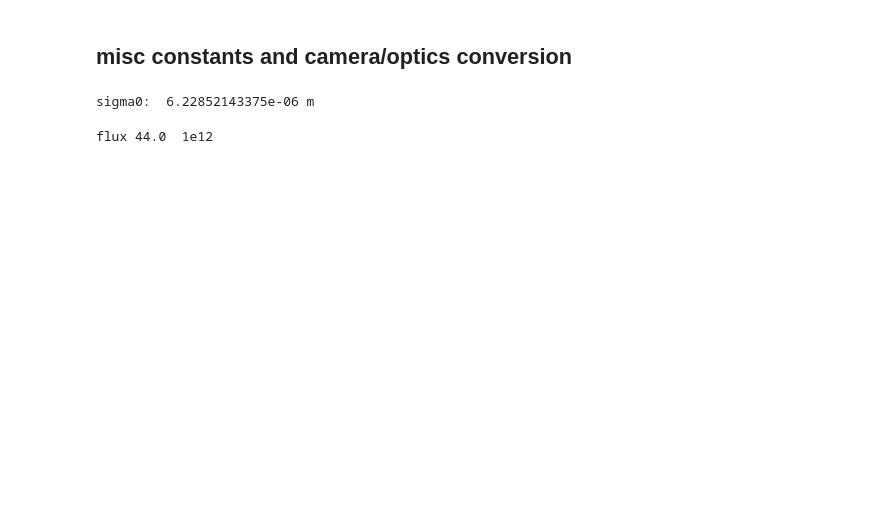
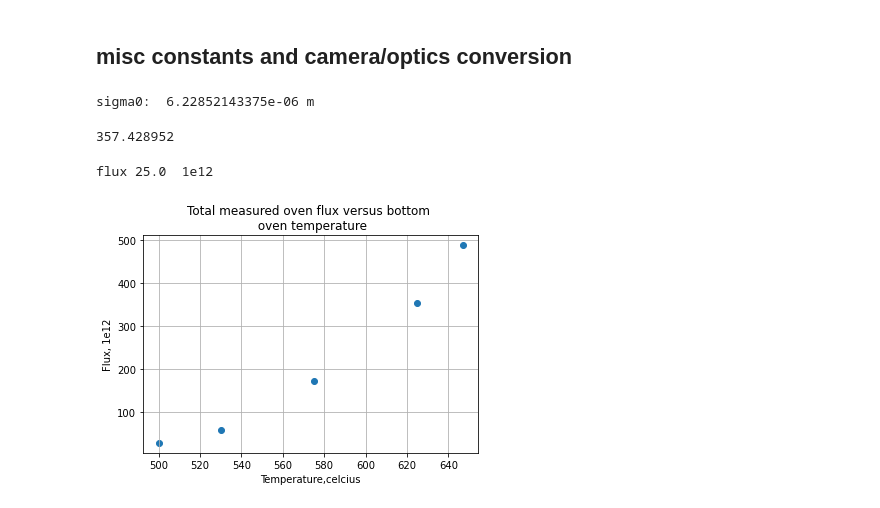
Before and after one commit to BillyTheKidPhysicist/pythonNotebooksAndTools, a Jupyter notebook: ovenFluxMeasure.ipynb, the cells around one changed output. Cells and saved outputs as stored; diff of their text form; code cells hidden in the pictures; blank space fills up the shorter version.

```diff
--- a/ovenFluxMeasure.ipynb
+++ b/ovenFluxMeasure.ipynb
@@ -212,16 +223,28 @@ scattering=spectralProfile.max()*countsToScattering
 term1=I0*sigma0*peakSpectralNorm*overlapIntegral/(h*freqTransition)
 peakDensity=scattering/term1 #units of atoms/m^3
 #run 18
+scattering/1e6 #365.705208
+# %% [output]
+357.428952
 # %%
 #get the total flux, Need to integrate the velocity probability distribution weighted by the velocity and the density over the are in question.
 #since the density is assumed to be constant over the area of interest, that can come out of the integral
 
-savedResults={'run18':37e12}
 
-vMean=np.sqrt(np.pi*kb*TAtoms/(2*m))
 atomBeamArea=np.pi*(atomicBeamRadius**2)
 areaDensity=atomBeamArea*peakDensity
 flux=areaDensity*peakVelocity
 print('flux',np.round(flux/1e12),' 1e12')
 # %% [output]
-flux 44.0  1e12
+flux 25.0  1e12
+# %%
+T=np.asarray([500,530.0,575,625,647])
+Flux=np.asarray([27.5,57,172,354,488])
+plt.scatter(T,Flux)
+plt.title('Total measured oven flux versus bottom \n oven temperature')
+plt.ylabel('Flux, 1e12')
+plt.xlabel('Temperature,celcius')
+plt.grid()
+plt.show()
+# %% [output]
+[figure, added]
```
Also changed, not shown: parts of 8 cells of this notebook, 2 other files.
